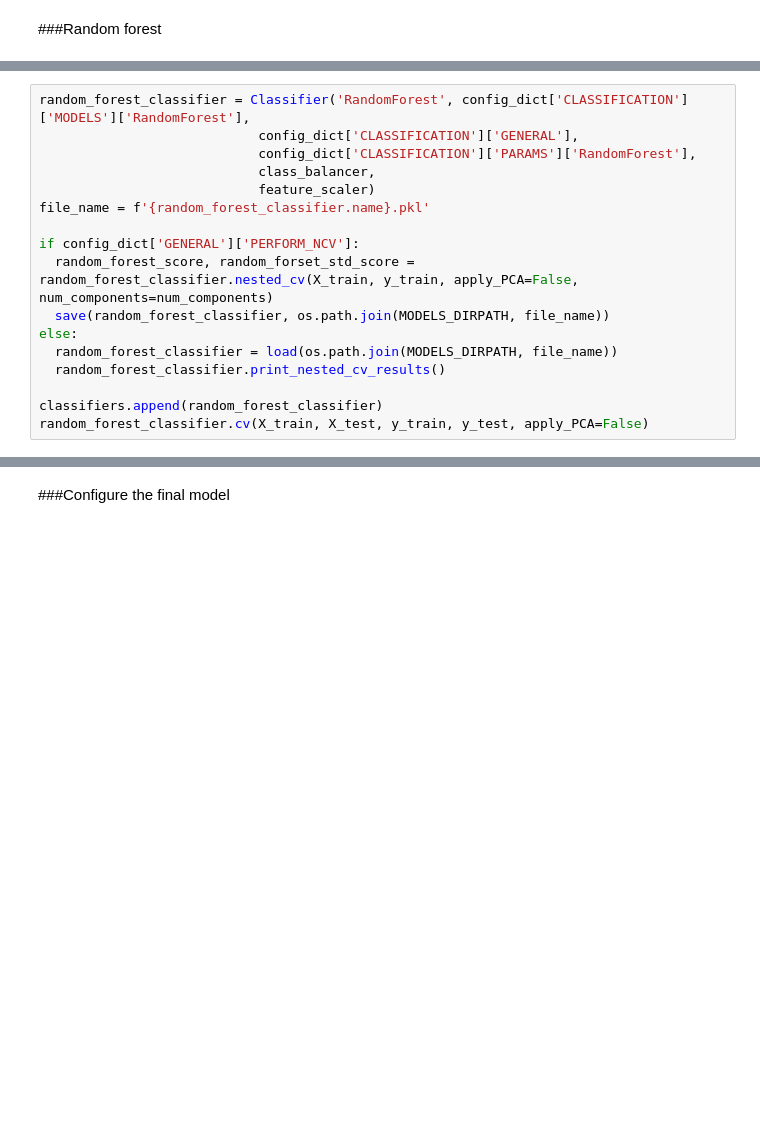
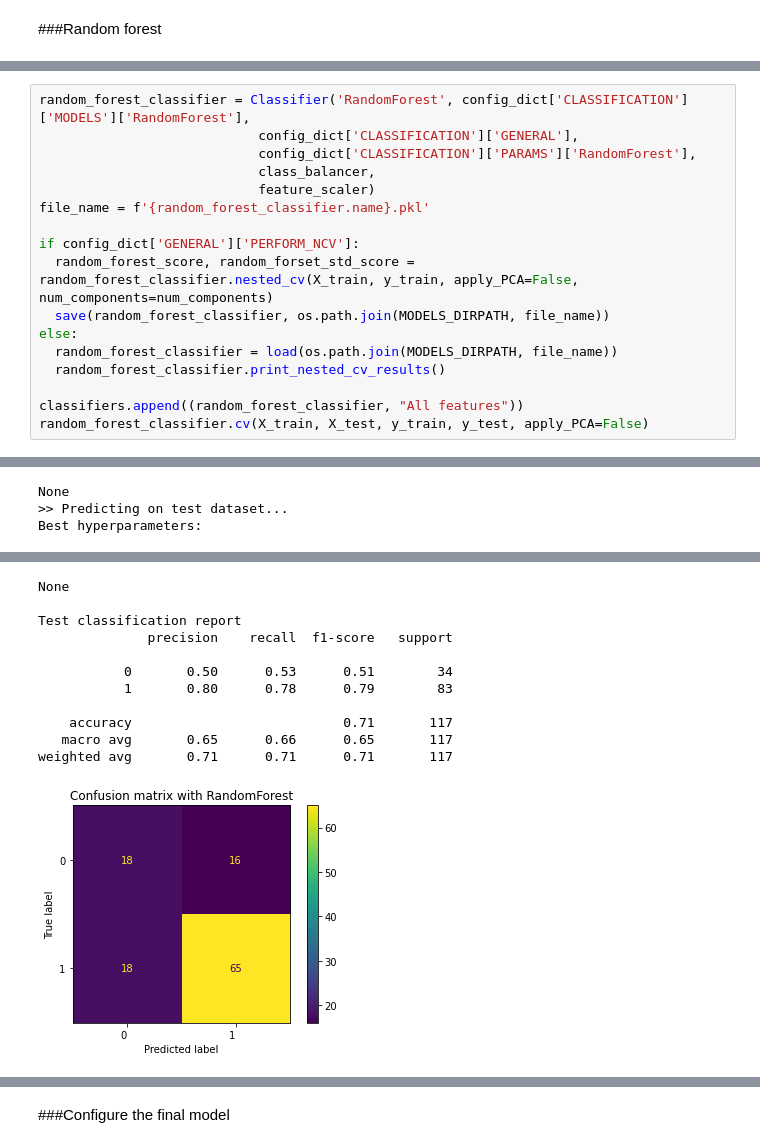
Before and after one commit to Vaxx66/DataSpaces_project, a Jupyter notebook: DataSpaces_project.ipynb, the cells around one changed output, grey strips where cells are left out. Drawn from its saved outputs; the diff is of its cells as text; blank space fills up the shorter version.

```diff
--- a/DataSpaces_project.ipynb
+++ b/DataSpaces_project.ipynb
@@ -2216,5 +2492,6 @@ else:
   random_forest_classifier = load(os.path.join(MODELS_DIRPATH, file_name))
   random_forest_classifier.print_nested_cv_results()
 
-classifiers.append(random_forest_classifier)
+classifiers.append((random_forest_classifier, "All features"))
 random_forest_classifier.cv(X_train, X_test, y_train, y_test, apply_PCA=False)
+# %% [output]
@@ -2220,0 +2526,3 @@ random_forest_classifier.cv(X_train, X_test, y_train, y_test, apply_PCA=False)
+None
+>> Predicting on test dataset...
+Best hyperparameters:
@@ -2221,3 +2531,15 @@ random_forest_classifier.cv(X_train, X_test, y_train, y_test, apply_PCA=False)
+None
+
+Test classification report
+              precision    recall  f1-score   support
+
+           0       0.50      0.53      0.51        34
+           1       0.80      0.78      0.79        83
+
+    accuracy                           0.71       117
+   macro avg       0.65      0.66      0.65       117
+weighted avg       0.71      0.71      0.71       117
+[figure, added]
 # %%
 params = random_forest_classifier.best_model.named_steps[random_forest_classifier.name].get_params()
 print(params)
```
Also changed, not shown: parts of 29 cells of this notebook, 5 other files.
